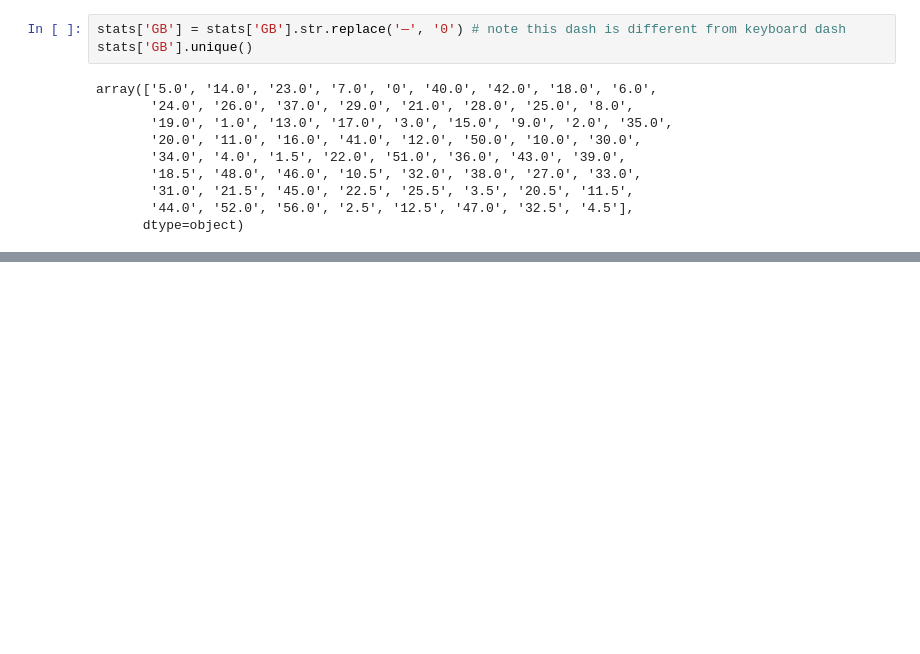
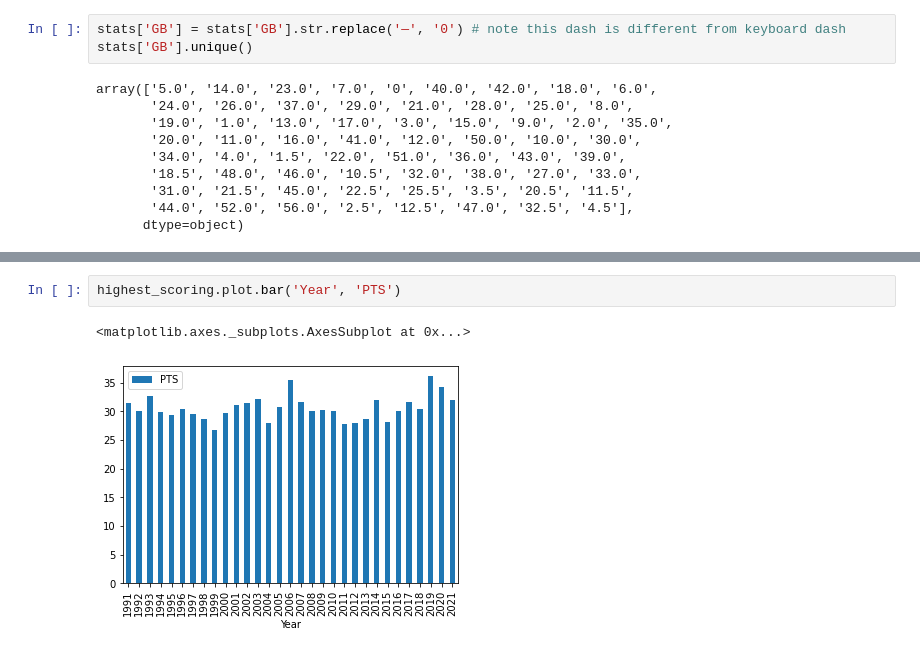
Before and after one commit to aryanindarapu/nba-mvp, a Jupyter notebook: data_cleaning.ipynb, the cells around one changed output, grey strips where cells are left out. Drawn from its saved outputs; the diff is of its cells as text; blank space fills up the shorter version.

```diff
--- a/data_cleaning.ipynb
+++ b/data_cleaning.ipynb
@@ -87,0 +78,5 @@ dtype: object
+# %%
+highest_scoring.plot.bar('Year', 'PTS')
+# %% [output]
+<matplotlib.axes._subplots.AxesSubplot at 0x...>
+[figure, added]
```
Also changed, not shown: parts of 6 cells of this notebook, 1 other file.
